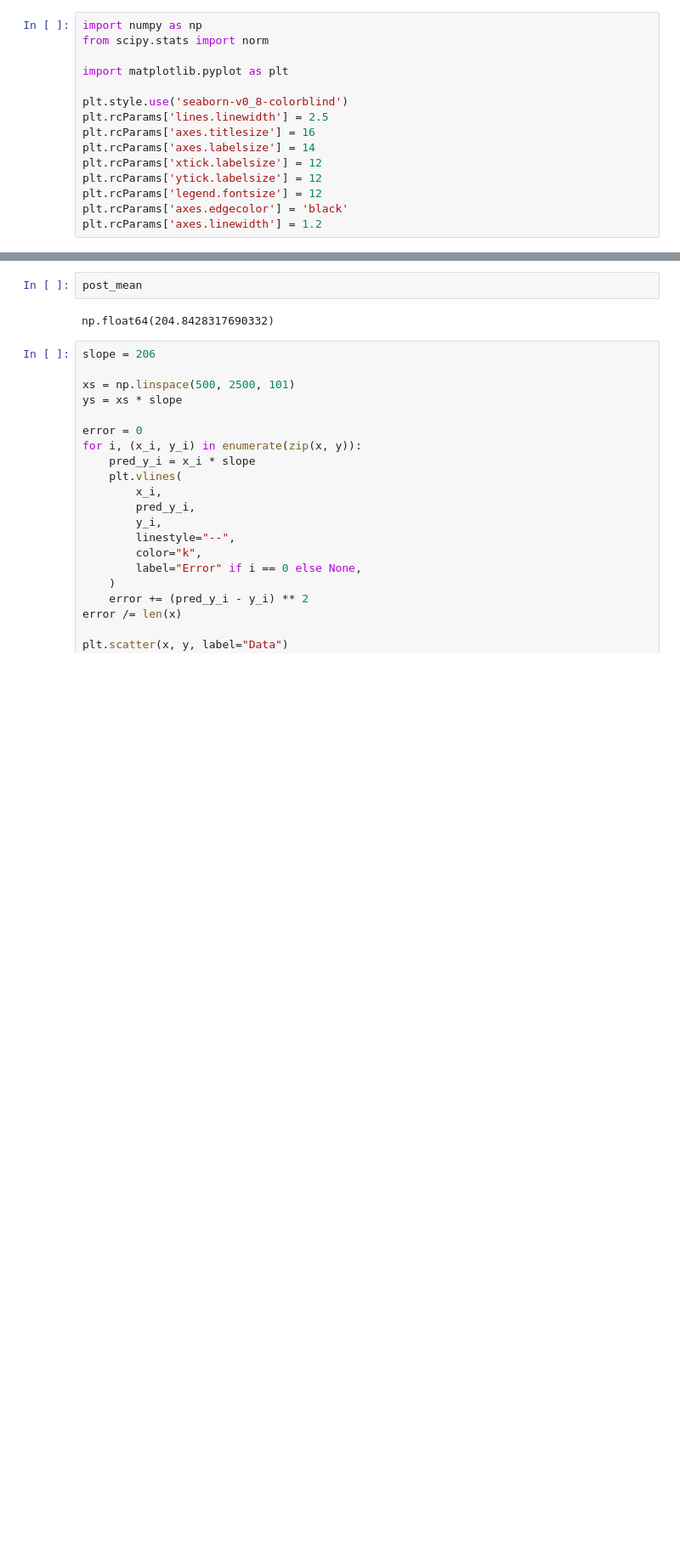
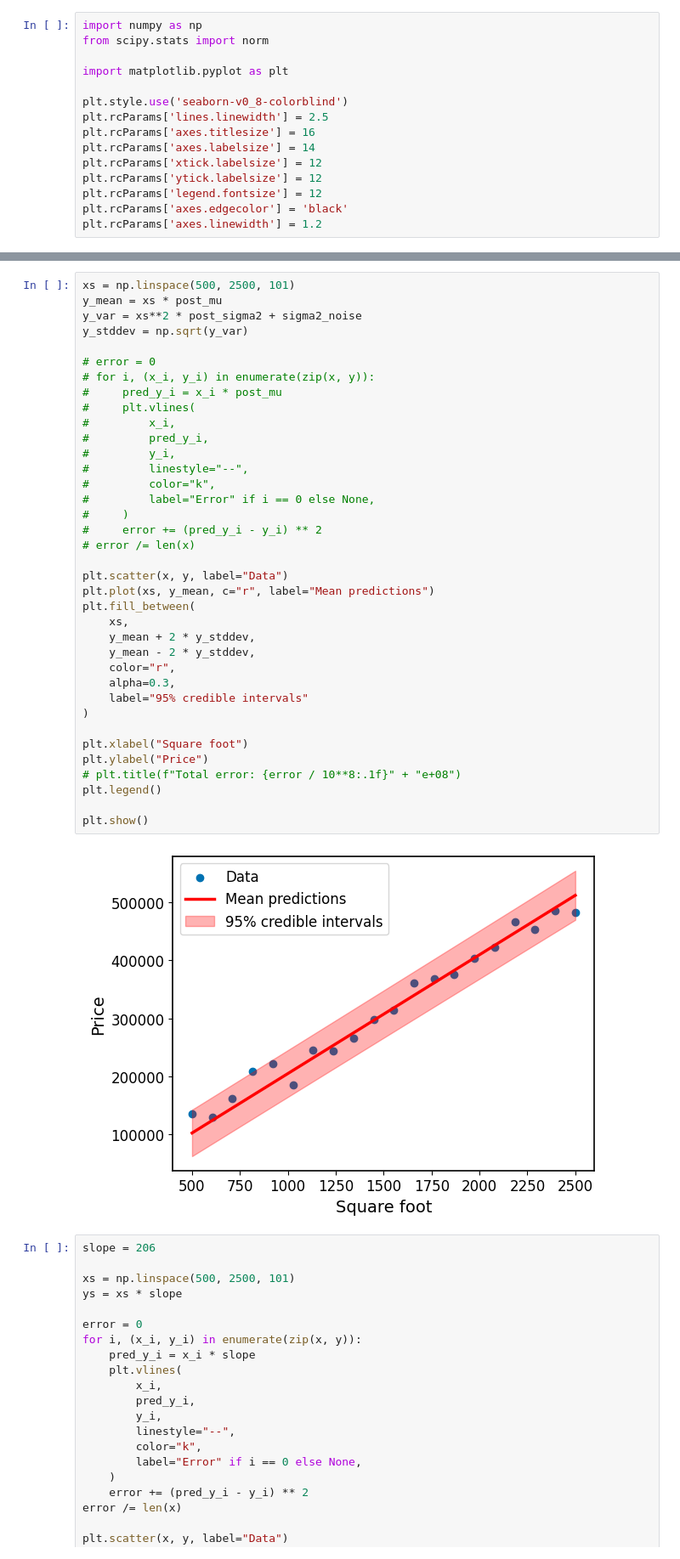
Before and after one commit to KrisNguyen135/Grokking-Bayes, a Jupyter notebook: ch03/02 - Bayesian linear regression.ipynb, the cells around one changed output, grey strips where cells are left out. Shown at 85% size. Drawn from its saved outputs; the diff is of its cells as text; blank space fills up the shorter version.

```diff
--- a/ch03/02 - Bayesian linear regression.ipynb
+++ b/ch03/02 - Bayesian linear regression.ipynb
@@ -74,9 +94,44 @@ plt.show()
 # %% [output]
 [figure]
 # %%
-post_mean
+xs = np.linspace(500, 2500, 101)
+y_mean = xs * post_mu
+y_var = xs**2 * post_sigma2 + sigma2_noise
+y_stddev = np.sqrt(y_var)
+
+# error = 0
+# for i, (x_i, y_i) in enumerate(zip(x, y)):
+#     pred_y_i = x_i * post_mu
+#     plt.vlines(
+#         x_i,
+#         pred_y_i,
+#         y_i,
+#         linestyle="--",
+#         color="k",
+#         label="Error" if i == 0 else None,
+#     )
+#     error += (pred_y_i - y_i) ** 2
+# error /= len(x)
+
+plt.scatter(x, y, label="Data")
+plt.plot(xs, y_mean, c="r", label="Mean predictions")
+plt.fill_between(
+    xs,
+    y_mean + 2 * y_stddev,
+    y_mean - 2 * y_stddev,
+    color="r",
+    alpha=0.3,
+    label="95% credible intervals"
+)
+
+plt.xlabel("Square foot")
+plt.ylabel("Price")
+# plt.title(f"Total error: {error / 10**8:.1f}" + "e+08")
+plt.legend()
+
+plt.show()
 # %% [output]
-np.float64(204.8428317690332)
+[figure, added]
 # %%
 slope = 206
 
```
Also changed, not shown: parts of 9 cells of this notebook.
